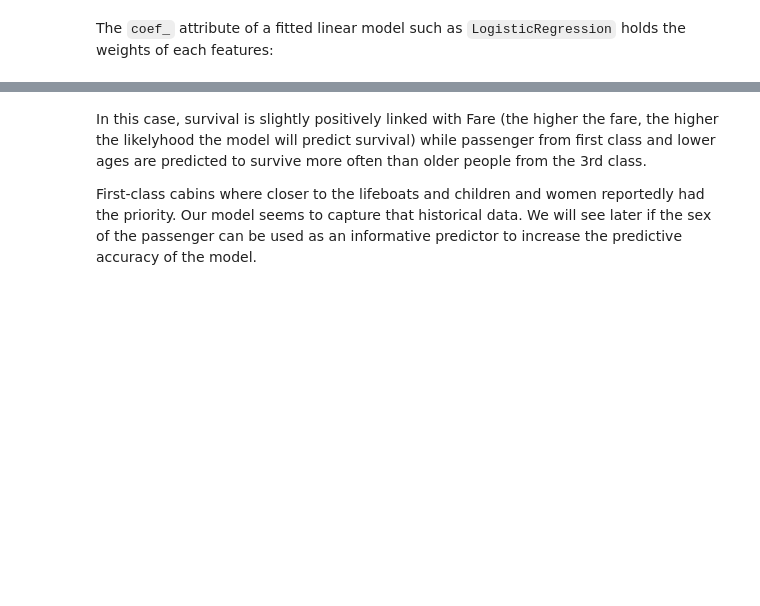
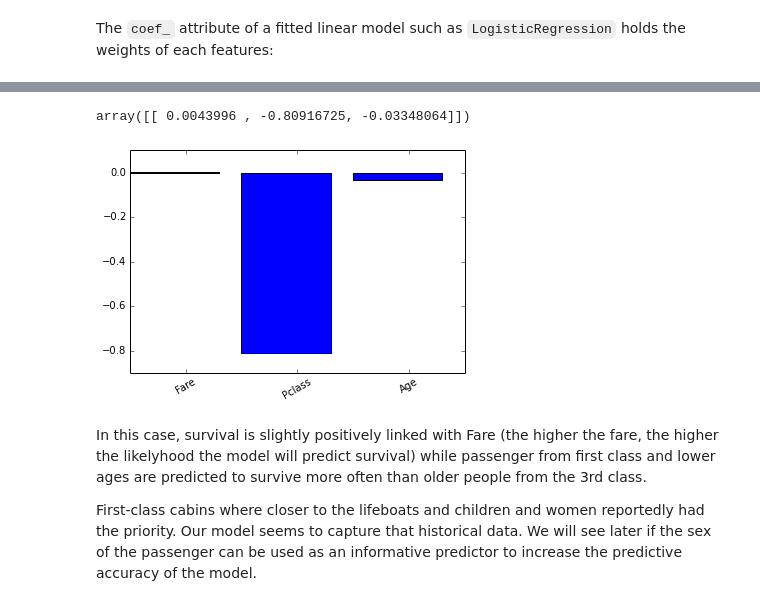
Before and after one commit to ogrisel/parallel_ml_tutorial, a Jupyter notebook: solutions/01 - An Introduction to Predictive Modeling in Python.ipynb, the cells around one changed output, grey strips where cells are left out. Cells and saved outputs as stored; diff of their text form; code cells hidden in the pictures; blank space fills up the shorter version.

```diff
--- a/solutions/01 - An Introduction to Predictive Modeling in Python.ipynb
+++ b/solutions/01 - An Introduction to Predictive Modeling in Python.ipynb
@@ -128,5 +224,5 @@ Let's start with a simple model from sklearn, namely `LogisticRegression`:
 # %%
 from sklearn.linear_model import LogisticRegression
 
-lr = LogisticRegression(C=1)
-lr.fit(features_train, target_train)
+logreg = LogisticRegression(C=1)
+logreg.fit(features_train, target_train)
@@ -150,9 +253,13 @@ feature_names
 # %%
-lr.coef_
+logreg.coef_
+# %% [output]
+array([[ 0.0043996 , -0.80916725, -0.03348064]])
 # %%
 x = np.arange(len(feature_names))
-plt.bar(x, lr.coef_.ravel())
+plt.bar(x, logreg.coef_.ravel())
 _ = plt.xticks(x + 0.5, feature_names, rotation=30)
+# %% [output]
+[figure, added]
 # %% [markdown]
 In this case, survival is slightly positively linked with Fare (the higher the fare, the higher the likelyhood the model will predict survival) while passenger from first class and lower ages are predicted to survive more often than older people from the 3rd class.
 
```
Also changed, not shown: parts of 60 cells of this notebook, 1 other file.
